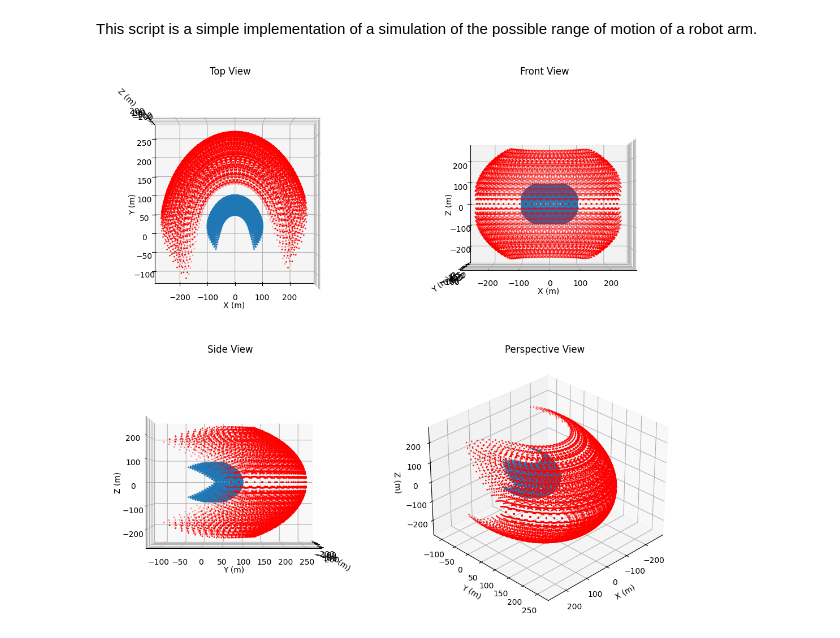
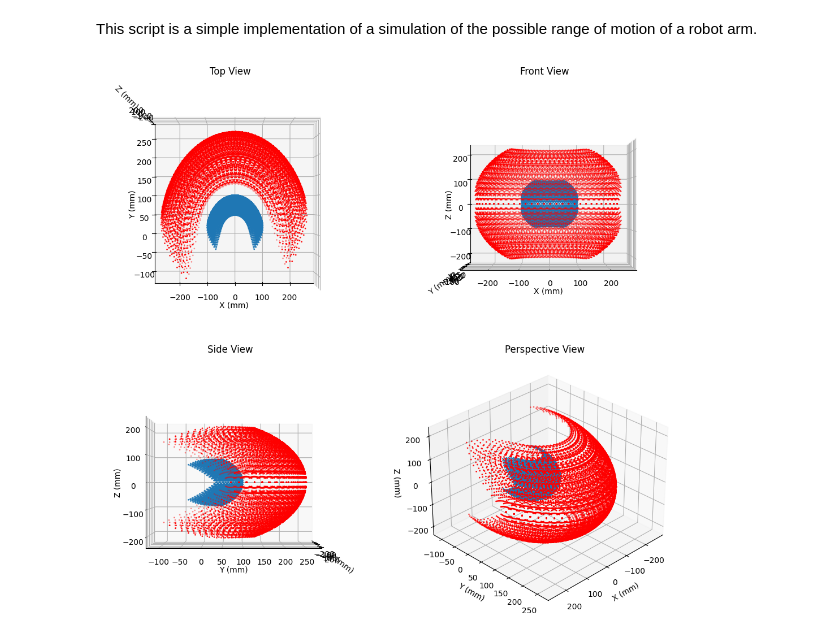
Before and after one commit to wesselwm/Surgical-mechanical-navigation, a Jupyter notebook: ROM.ipynb, the cells around one changed output. Cells and saved outputs as stored; diff of their text form; code cells hidden in the pictures.

```diff
--- a/ROM.ipynb
+++ b/ROM.ipynb
@@ -103,14 +103,14 @@ ROM_points = []
 splint_points = []
 
 start_vector = Vector(0.0, implant_radius, 0.0)
-splint_F_triad_vector = Vector(20, 160, 0)
+splint_F_triad_vector = Vector(-20, 160, 0)
 
 
 for yaw_angle in yaw_rom.range:
     for pitch_angle in pitch_rom.range:
         for roll_angle in roll_rom.range:
             ro_matrix = rotation_matrix(3, yaw_angle, pitch_angle, roll_angle)
-            yaw_ro_matrix = rotation_matrix(3, 90.0)
+            yaw_ro_matrix = rotation_matrix(3, -90.0)
             roll_ro_matrix = rotation_matrix(3, roll=90)
 
             F2 = ro_matrix.rotation_matrix @ np.array([[0], [1], [0]])
@@ -134,34 +134,34 @@ splint_points = np.array(splint_points)
 # %%
 fig = plt.figure(figsize=(12, 10))
 
 ax1 = fig.add_subplot(221, projection='3d')
 ax2 = fig.add_subplot(222, projection='3d')
 ax3 = fig.add_subplot(223, projection='3d')
 ax4 = fig.add_subplot(224, projection='3d')
 
 # Scatter plot for each axis
 for ax in [ax1, ax2, ax3, ax4]:
     ax.scatter(workspace_points[:, 0], workspace_points[:, 1], workspace_points[:, 2], s=1)
     ax.scatter(splint_points[:, 0], splint_points[:, 1], splint_points[:, 2], s=1, c="red")
-    ax.set_xlabel('X (m)')
-    ax.set_ylabel('Y (m)')
-    ax.set_zlabel('Z (m)')
+    ax.set_xlabel('X (mm)')
+    ax.set_ylabel('Y (mm)')
+    ax.set_zlabel('Z (mm)')
 
 # Set different views for each subplot
 ax1.set_title('Top View')
 ax1.view_init(elev=90, azim=-90)  # Top view
 
 ax2.set_title('Front View')
 ax2.view_init(elev=0, azim=-90)  # Front view
 
 ax3.set_title('Side View')
 ax3.view_init(elev=0, azim=0)  # Side view
 
 ax4.set_title('Perspective View')
 ax4.view_init(elev=30, azim=45)  # Perspective view
 
 # Adjust layout and show the plot
 plt.tight_layout()
 plt.show()
 # %% [output]
-[figure, old version]
+[figure, new version]
```
